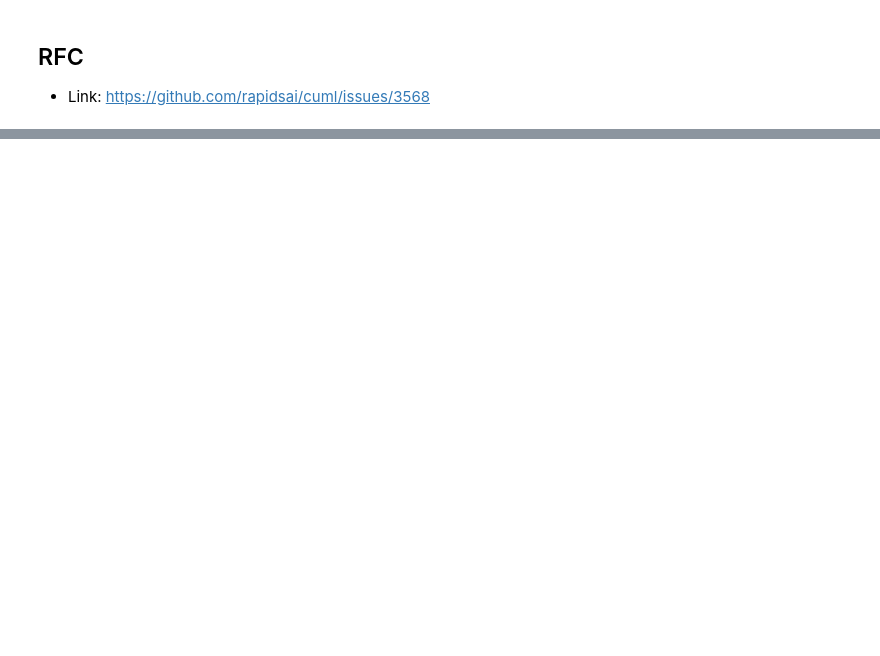
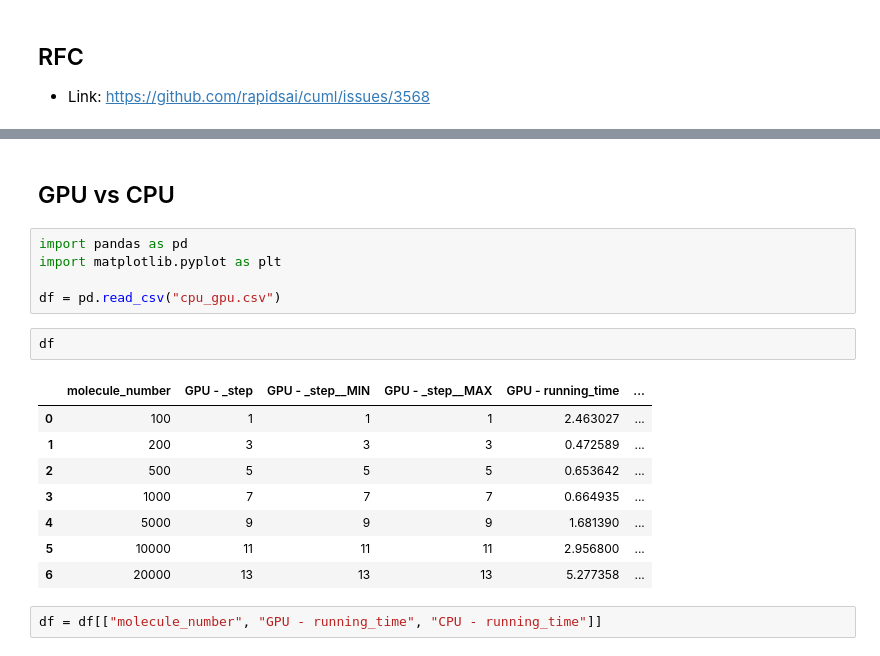
Before and after one commit to ilkersigirci/thesis-work, a Jupyter notebook: notebooks/test.ipynb, the cells around one changed output, grey strips where cells are left out. Drawn from its saved outputs; the diff is of its cells as text; blank space fills up the shorter version.

```diff
--- a/notebooks/test.ipynb
+++ b/notebooks/test.ipynb
@@ -230,0 +310,20 @@ UMAP()
+# %% [markdown]
+## GPU vs CPU
+# %%
+import pandas as pd
+import matplotlib.pyplot as plt
+
+df = pd.read_csv("cpu_gpu.csv")
+# %%
+df
+# %% [output]
+|  | molecule_number | GPU - _step | GPU - _step__MIN | GPU - _step__MAX | GPU - running_time | ... |
+| 0 | 100 | 1 | 1 | 1 | 2.463027 | ... |
+| 1 | 200 | 3 | 3 | 3 | 0.472589 | ... |
+| 2 | 500 | 5 | 5 | 5 | 0.653642 | ... |
+| 3 | 1000 | 7 | 7 | 7 | 0.664935 | ... |
+| 4 | 5000 | 9 | 9 | 9 | 1.681390 | ... |
+| 5 | 10000 | 11 | 11 | 11 | 2.956800 | ... |
+| 6 | 20000 | 13 | 13 | 13 | 5.277358 | ... |
+# %%
+df = df[["molecule_number", "GPU - running_time", "CPU - running_time"]]
```
Also changed, not shown: parts of 13 cells of this notebook, 1 other file.
